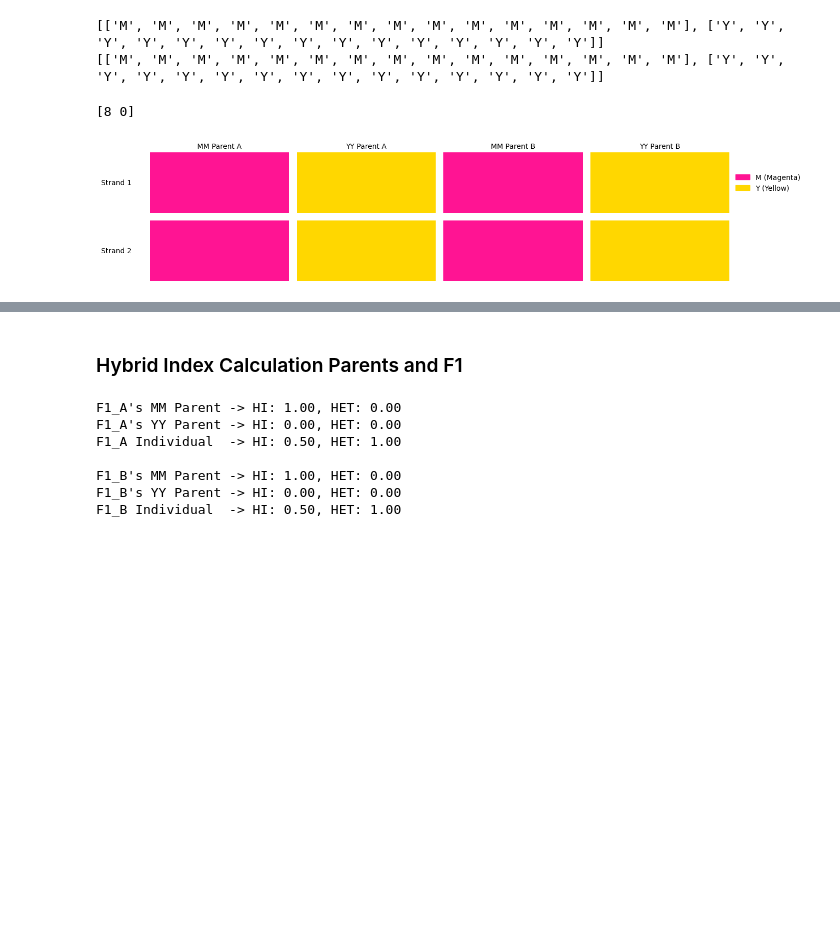
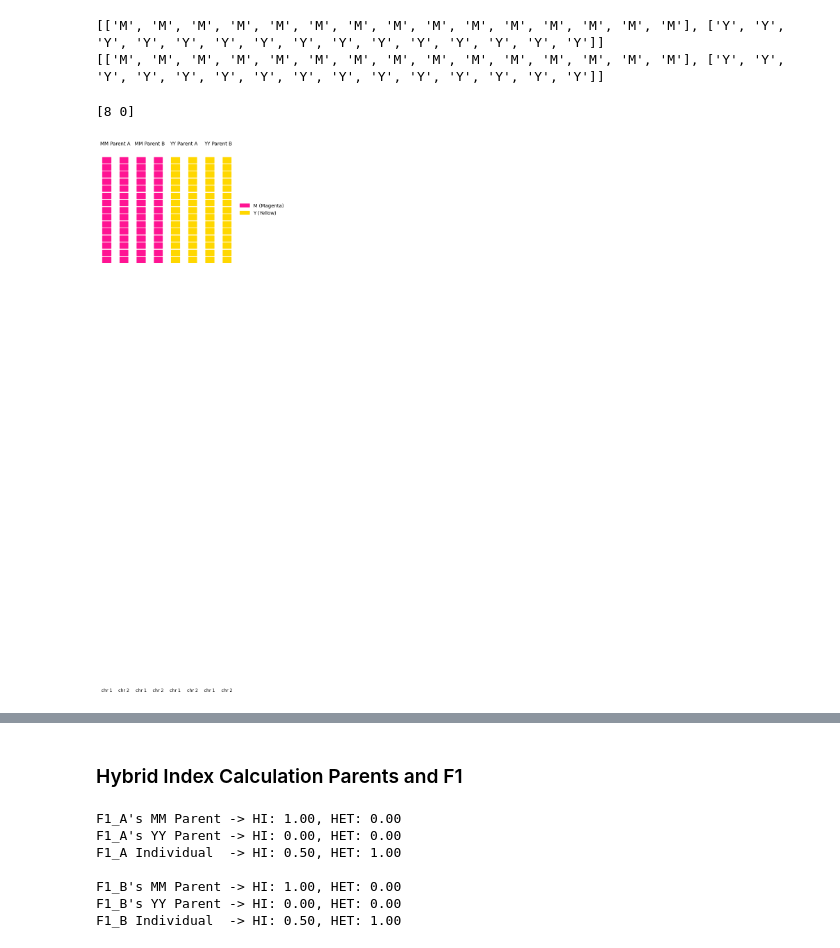
Before and after one commit to sophiagray2001/hybrid_sim_project, a Jupyter notebook: Hybrid_sim_v6.ipynb, the cells around one changed output, grey strips where cells are left out. Drawn from its saved outputs; the diff is of its cells as text; code cells hidden in the pictures; blank space fills up the shorter version.

```diff
--- a/Hybrid_sim_v6.ipynb
+++ b/Hybrid_sim_v6.ipynb
@@ -58,10 +59,10 @@ def generate_f1_population_from_parents(n, magenta_pool, yellow_pool):
         mm_parent = magenta_pool[mm_index]
         yy_parent = yellow_pool[yy_index]
 
-        strand1 = mm_parent[0]  # Take one strand from MM
-        strand2 = yy_parent[1]  # Take one strand from YY
+        chr1 = mm_parent[0]  # Take one chr from MM
+        chr2 = yy_parent[1]  # Take one chr from YY
 
-        f1_population.append([strand1.copy(), strand2.copy()])
+        f1_population.append([chr1.copy(), chr2.copy()])
         f1_parent_indices.append((mm_index, yy_index))  # Save parent indices
 
     return f1_population, f1_parent_indices
@@ -117,50 +118,63 @@ f1_a = parent_a
 f1_b = parent_b
 # %%
 # Visualise parents
-# Set up colour map
+# Colour map for alleles
 color_map = {'M': 'deeppink', 'Y': 'gold'}
 
-# Create figure: 4 parents in columns, 2 strands (rows) per individual
-fig, axs = plt.subplots(2, 4, figsize=(14, 3), sharex=True)
+# Updated order: MM A, MM B, YY A, YY B
+titles = ["MM Parent A", "MM Parent B", "YY Parent A", "YY Parent B"]
 
-# Titles for columns (individuals)
-titles = ["MM Parent A", "YY Parent A", "MM Parent B", "YY Parent B"]
-
-# Strand data grouped per individual
-parent_strand_pairs = [
+# Chromosome pairs per individual (same order as titles)
+parent_chr_pairs = [
     (mm_parent_a[0], mm_parent_a[1]),
+    (mm_parent_b[0], mm_parent_b[1]),
     (yy_parent_a[0], yy_parent_a[1]),
-    (mm_parent_b[0], mm_parent_b[1]),
     (yy_parent_b[0], yy_parent_b[1])
 ]
 
-# Plot each individual's strands
-for col, (strand1, strand2) in enumerate(parent_strand_pairs):
-    for row, strand in enumerate([strand1, strand2]):
-        for i, allele in enumerate(strand):
-            axs[row][col].add_patch(mpatches.Rectangle((i, 0), 1, 1, color=color_map[allele]))
-        axs[row][col].set_xlim(0, chromosome_length)
-        axs[row][col].set_ylim(0, 1)
-        axs[row][col].axis('off')
+# 1 row, 2 chromosomes per individual = 8 total
+fig, axs = plt.subplots(1, 8, figsize=(5, 4), sharey=True)
 
-    # Add title above column
-    axs[0][col].set_title(titles[col], fontsize=10)
+# Drawing settings
+block_width = 0.6
+block_height = 1
+block_spacing = 1.2
 
-# Add strand labels to left side
-axs[0][0].text(-2, 0.5, "Strand 1", va='center', ha='right', fontsize=10)
-axs[1][0].text(-2, 0.5, "Strand 2", va='center', ha='right', fontsize=10)
+# Loop through each individual and each chromosome
+for i, (chr1, chr2) in enumerate(parent_chr_pairs):
+    for j, chr in enumerate([chr1, chr2]):  # chr1 (0), chr2 (1)
+        ax_index = i * 2 + j  # Convert to flat index (0 to 7)
+        ax = axs[ax_index]
+        for k, allele in enumerate(chr):
+            y_pos = k * block_spacing
+            ax.add_patch(
+                mpatches.Rectangle((0.2, y_pos), block_width, block_height, color=color_map[allele])
+            )
+        ax.set_xlim(0, 1)
+        ax.set_ylim(0, len(chr) * block_spacing)
+        ax.axis('off')
+
+# Add individual titles centered above each pair of chromosomes
+for i, title in enumerate(titles):
+    mid_ax = axs[i * 2 + 0]
+    mid_x = mid_ax.get_position().x0 + (axs[i * 2 + 1].get_position().x1 - mid_ax.get_position().x0) / 2
+    fig.text(mid_x, 0.95, title, ha='center', va='bottom', fontsize=10)
+
+# Add chromosome labels below each block
+for i in range(4):  # For each parent
+    axs[i * 2 + 0].text(0.5, -4, "chr 1", ha='center', va='center', fontsize=9, transform=axs[i * 2 + 0].transAxes)
+    axs[i * 2 + 1].text(0.5, -4, "chr 2", ha='center', va='center', fontsize=9, transform=axs[i * 2 + 1].transAxes)
 
 # Add legend
 legend_patches = [
     mpatches.Patch(color='deeppink', label='M (Magenta)'),
     mpatches.Patch(color='gold', label='Y (Yellow)')
 ]
-axs[0][3].legend(handles=legend_patches, loc='center left', bbox_to_anchor=(1, 0.5), frameon=False)
+axs[-1].legend(handles=legend_patches, loc='center left', bbox_to_anchor=(1.1, 0.5), frameon=False)
 
-plt.tight_layout()
 plt.show()
 # %% [output]
-[figure, old version]
+[figure, new version]
 # %%
 # Visualise F1 individuals
 fig, axs = plt.subplots(2, 2, figsize=(10, 2.5), sharex=True)
```
Also changed, not shown: parts of 11 cells of this notebook.
